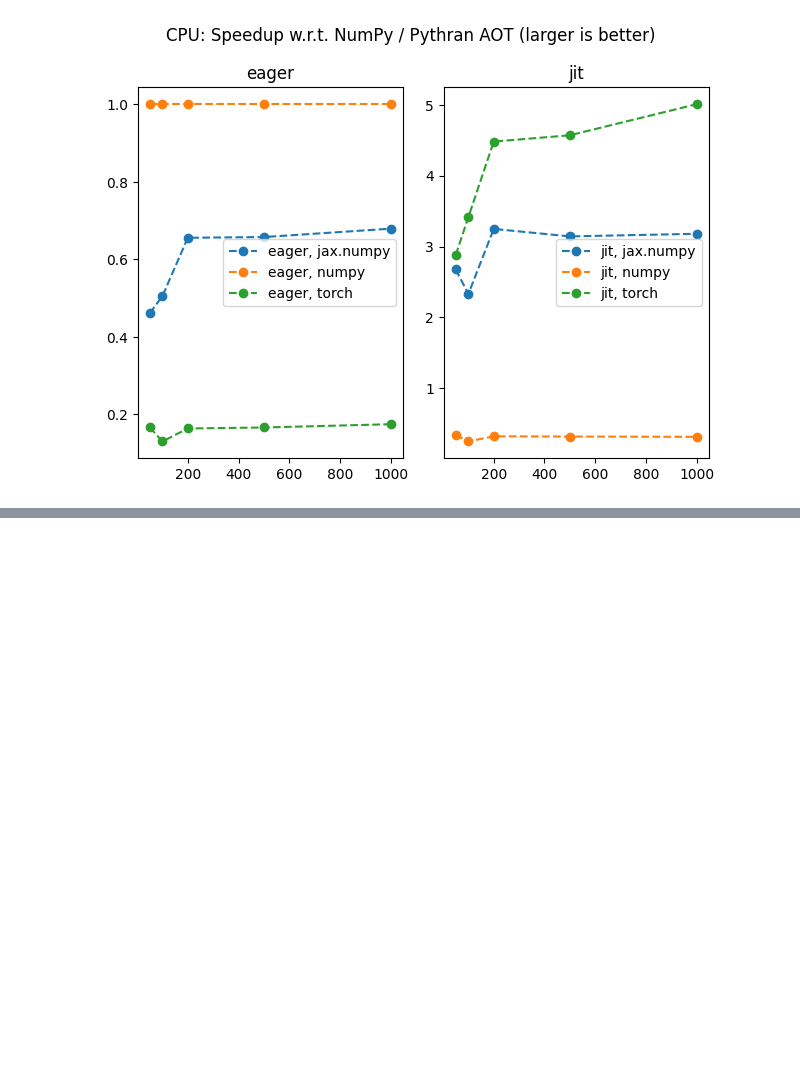
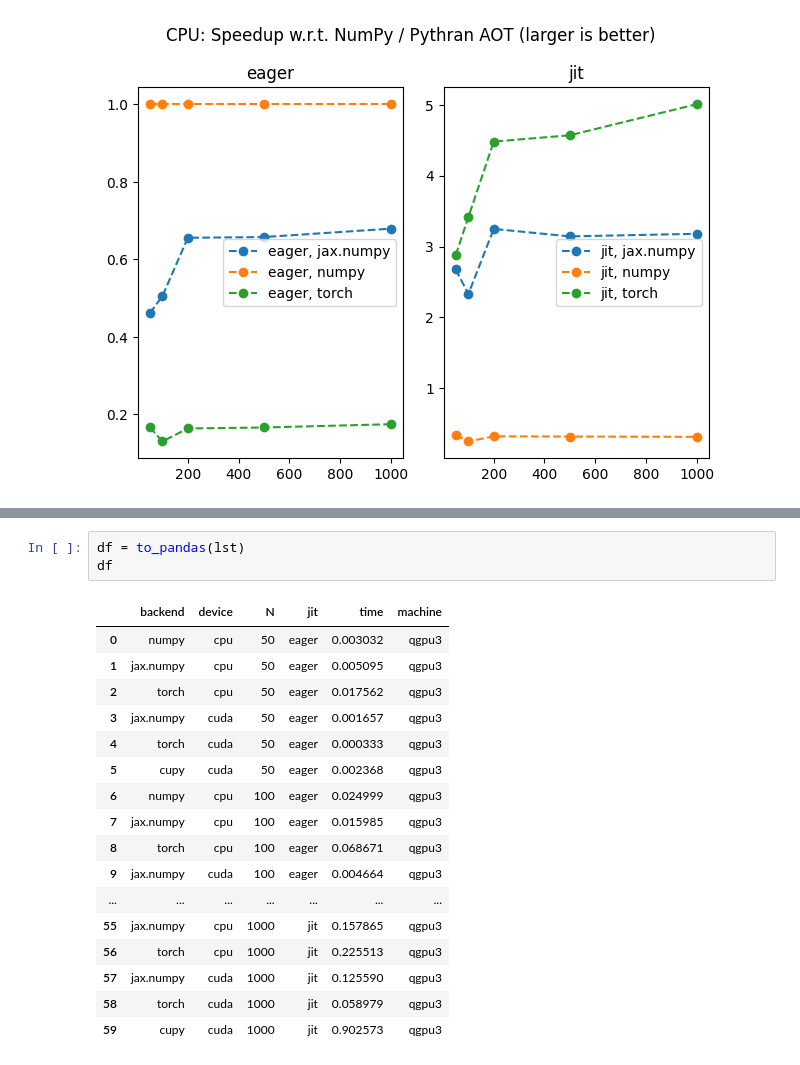
Before and after one commit to ev-br/bench_playground, a Jupyter notebook: viz.rbf.ipynb, the cells around one changed output, grey strips where cells are left out. Drawn from its saved outputs; the diff is of its cells as text; blank space fills up the shorter version.

```diff
--- a/viz.rbf.ipynb
+++ b/viz.rbf.ipynb
@@ -197,0 +244,21 @@ plt.tight_layout()
+# %%
+df = to_pandas(lst)
+df
+# %% [output]
+|  | backend | device | N | jit | time | machine |
+| 0 | numpy | cpu | 50 | eager | 0.003032 | qgpu3 |
+| 1 | jax.numpy | cpu | 50 | eager | 0.005095 | qgpu3 |
+| 2 | torch | cpu | 50 | eager | 0.017562 | qgpu3 |
+| 3 | jax.numpy | cuda | 50 | eager | 0.001657 | qgpu3 |
+| 4 | torch | cuda | 50 | eager | 0.000333 | qgpu3 |
+| 5 | cupy | cuda | 50 | eager | 0.002368 | qgpu3 |
+| 6 | numpy | cpu | 100 | eager | 0.024999 | qgpu3 |
+| 7 | jax.numpy | cpu | 100 | eager | 0.015985 | qgpu3 |
+| 8 | torch | cpu | 100 | eager | 0.068671 | qgpu3 |
+| 9 | jax.numpy | cuda | 100 | eager | 0.004664 | qgpu3 |
+| ... | ... | ... | ... | ... | ... | ... |
+| 55 | jax.numpy | cpu | 1000 | jit | 0.157865 | qgpu3 |
+| 56 | torch | cpu | 1000 | jit | 0.225513 | qgpu3 |
+| 57 | jax.numpy | cuda | 1000 | jit | 0.125590 | qgpu3 |
+| 58 | torch | cuda | 1000 | jit | 0.058979 | qgpu3 |
+| 59 | cupy | cuda | 1000 | jit | 0.902573 | qgpu3 |
```
Also changed, not shown: parts of 11 cells of this notebook.
